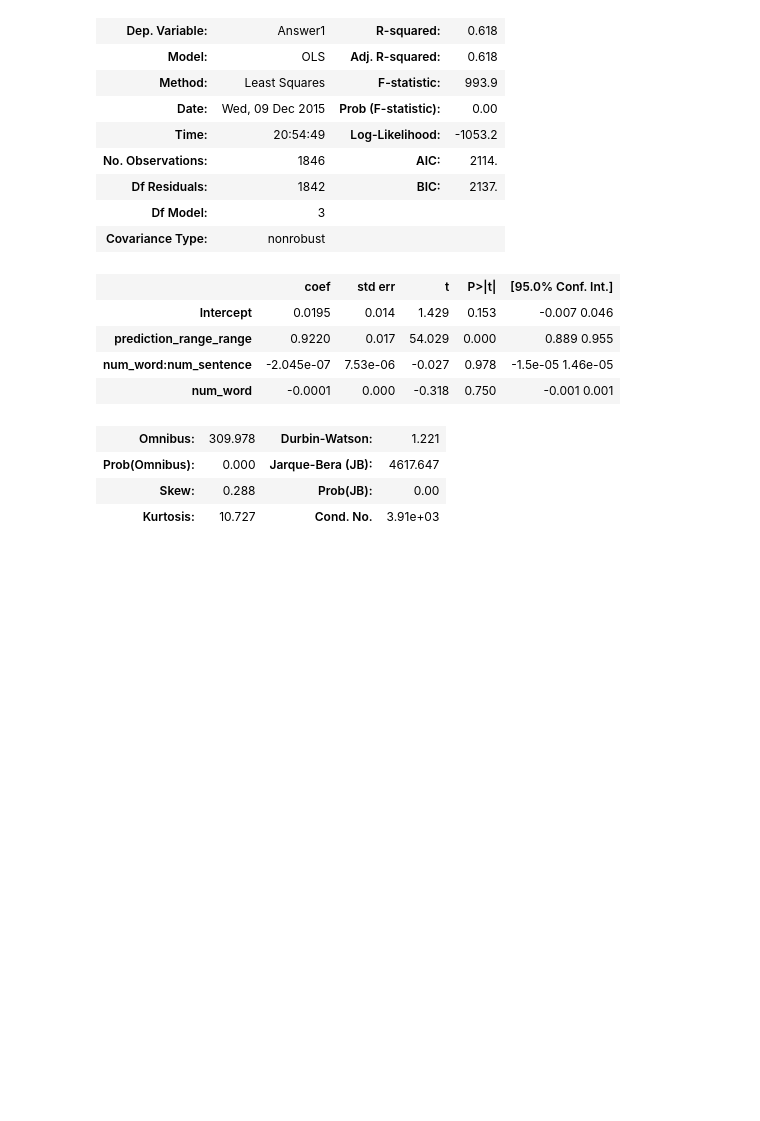
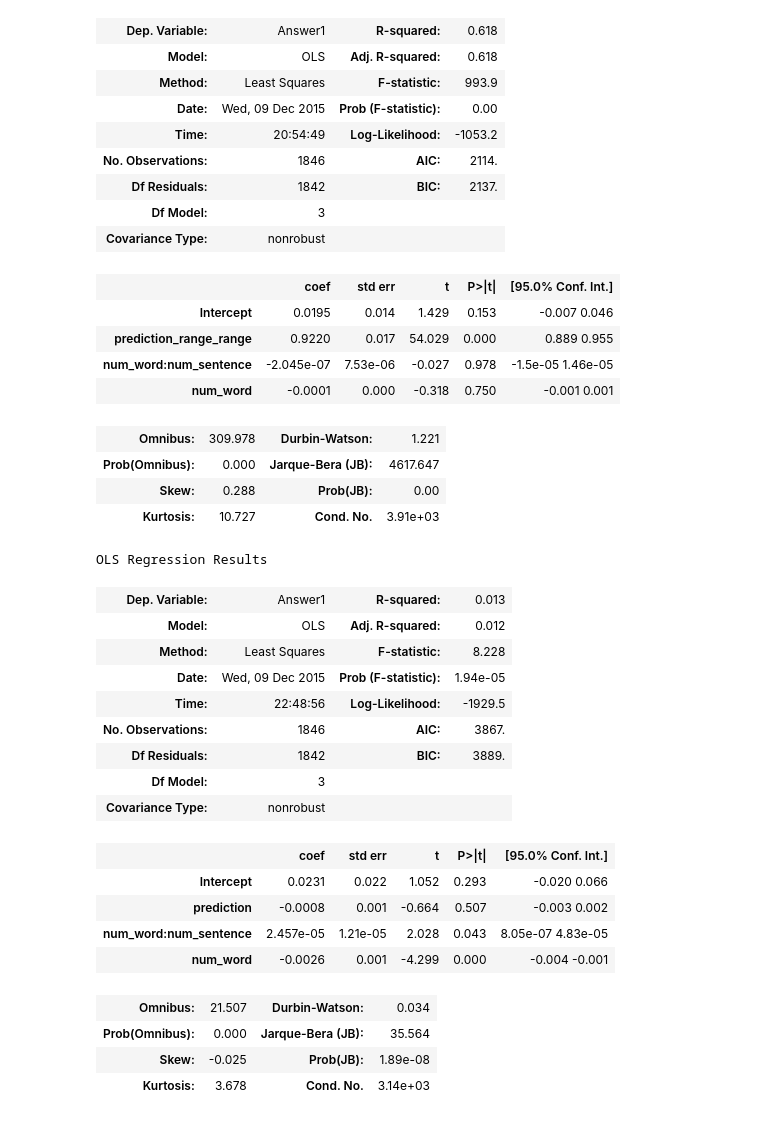
Before and after one commit to chaehwang/BigDaddyData, a Jupyter notebook: mechanical turk my poor money.ipynb, the cells around one changed output. Saved outputs shown, nothing was run; the diff lists cells and outputs as text; code cells hidden in the pictures; blank space fills up the shorter version.

```diff
--- a/mechanical turk my poor money.ipynb
+++ b/mechanical turk my poor money.ipynb
@@ -587,5 +591,25 @@ final_weight['name'] = names
 final_weight['predict_range'] = weight
 final_weight.to_csv("company_with_prediction_range.csv")
 # %%
-ols_model = ols('Answer1 ~prediction_range_range + num_word:num_sentence + num_word ', critics).fit()
+ols_model = ols('Answer1 ~prediction+ num_word:num_sentence + num_word ', critics).fit()
 ols_model.summary()
+# %% [output]
+OLS Regression Results
+| Dep. Variable: | Answer1 | R-squared: | 0.013 |
+| Model: | OLS | Adj. R-squared: | 0.012 |
+| Method: | Least Squares | F-statistic: | 8.228 |
+| Date: | Wed, 09 Dec 2015 | Prob (F-statistic): | 1.94e-05 |
+| Time: | 22:48:56 | Log-Likelihood: | -1929.5 |
+| No. Observations: | 1846 | AIC: | 3867. |
+| Df Residuals: | 1842 | BIC: | 3889. |
+| Df Model: | 3 |  |  |
+| Covariance Type: | nonrobust |  |  |
+|  | coef | std err | t | P>|t| | [95.0% Conf. Int.] |
+| Intercept | 0.0231 | 0.022 | 1.052 | 0.293 | -0.020 0.066 |
+| prediction | -0.0008 | 0.001 | -0.664 | 0.507 | -0.003 0.002 |
+| num_word:num_sentence | 2.457e-05 | 1.21e-05 | 2.028 | 0.043 | 8.05e-07 4.83e-05 |
+| num_word | -0.0026 | 0.001 | -4.299 | 0.000 | -0.004 -0.001 |
+| Omnibus: | 21.507 | Durbin-Watson: | 0.034 |
+| Prob(Omnibus): | 0.000 | Jarque-Bera (JB): | 35.564 |
+| Skew: | -0.025 | Prob(JB): | 1.89e-08 |
+| Kurtosis: | 3.678 | Cond. No. | 3.14e+03 |
```
Also changed, not shown: parts of 4 cells of this notebook.
